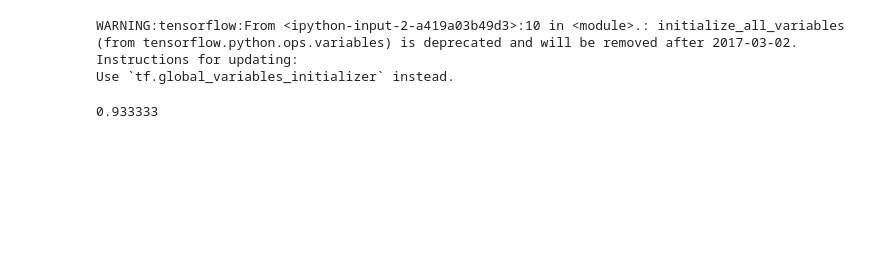
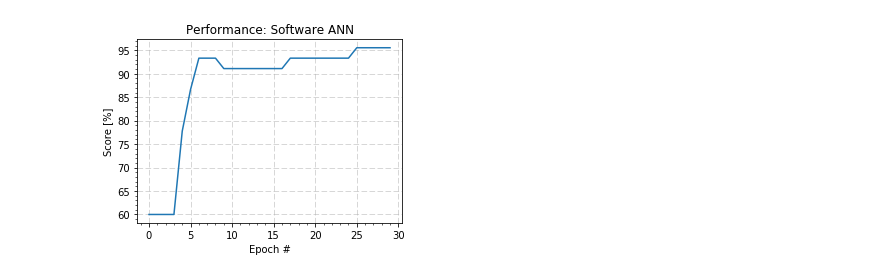
Before and after one commit to cbennett/Iris-Mem, a Jupyter notebook: Iris_1LayerClassification.ipynb, the cells around one changed output. Saved outputs shown, nothing was run; the diff lists cells and outputs as text; code cells hidden in the pictures; blank space fills up the shorter version.

```diff
--- a/Iris_1LayerClassification.ipynb
+++ b/Iris_1LayerClassification.ipynb
@@ -16,14 +19,16 @@ b = tf.Variable(tf.zeros([3]))
 y = tf.nn.softmax(tf.matmul(x, W) + b)
 y_ = tf.placeholder(tf.float32, [None, 3])
 cross_entropy = tf.reduce_mean(-tf.reduce_sum(y_ * tf.log(y), reduction_indices=[1]))
-train_step = tf.train.GradientDescentOptimizer(0.5).minimize(cross_entropy)
+train_step = tf.train.GradientDescentOptimizer(0.05).minimize(cross_entropy)
 sess = tf.InteractiveSession()
-tf.initialize_all_variables().run()
+tf.global_variables_initializer().run()
 
 
 X_train, X_test, y_train, y_test = train_test_split(iris.data, iris.target, test_size=0.3, random_state=0)
-nbepochs = 2
+nbepochs = 30
 steps = len(X_train[:,1])
+teststeps = len(X_test[:,1])
+results = np.zeros(nbepochs)
 for k in range(int(nbepochs)):
     for it in range(steps):
         yit = np.zeros([3])
@@ -33,24 +38,38 @@ for k in range(int(nbepochs)):
         xit = X_train[it-1,:]
         xit_rs = np.reshape(xit,(1,4))
         sess.run(train_step, feed_dict={x:xit_rs, y_:yit_rs})
+
+    #Evaluate Model
+    xte_rs = np.reshape(X_test,(len(X_test[:,1]),4))
+    yte_new = np.zeros([len(y_test[:]),3])
+    for it in range(len(X_test[:,1])):
+        yit = np.zeros([3])
+        ind = y_test[it-1]
+        yit[ind] =1
+        yte_new[it-1,:] += yit
+
+
+    yte_rs = np.reshape(yte_new,(len(y_test[:]),3))
+    correct_prediction = tf.equal(tf.argmax(y,1), tf.argmax(y_,1))
+    accuracy = tf.reduce_mean(tf.cast(correct_prediction, tf.float32))
+    val = sess.run(accuracy, feed_dict={x: xte_rs, y_: yte_rs})
+    results[k] = val*100
-# %% [output]
-WARNING:tensorflow:From <ipython-input-2-a419a03b49d3>:10 in <module>.: initialize_all_variables (from tensorflow.python.ops.variables) is deprecated and will be removed after 2017-03-02.
-Instructions for updating:
-Use `tf.global_variables_initializer` instead.
-# %%
-#Evaluate Model
-xte_rs = np.reshape(X_test,(len(X_test[:,1]),4))
-yte_new = np.zeros([len(y_test[:]),3])
-for it in range(len(X_test[:,1])):
-    yit = np.zeros([3])
-    ind = y_test[it-1]
-    yit[ind] =1
-    yte_new[it-1,:] += yit
-
-
-yte_rs = np.reshape(yte_new,(len(y_test[:]),3))
-correct_prediction = tf.equal(tf.argmax(y,1), tf.argmax(y_,1))
-accuracy = tf.reduce_mean(tf.cast(correct_prediction, tf.float32))
-print(sess.run(accuracy, feed_dict={x: xte_rs, y_: yte_rs}))
-# %% [output]
-0.933333
+# %%
+fig0, ax0 = plt.subplots(num="results", figsize=(4.5, 3.5))
+fig, ax = fig0, ax0  # Copy-pasting is easier if one always use "ax." to call the methods ;).
+
+ax.plot(range(len(results)), results)  # Actually "range(len(results))" is useless
+
+# Cosmeticks
+ax.set_title("Performance: Software ANN")
+ax.set_xlabel("Epoch #")
+ax.set_ylabel("Score [%]")
+#ax.set_ylim(0, 1)
+ax.minorticks_on()
+ax.grid(ls='dashed', lw=0.5)
+fig.tight_layout()
+
+#plt.savefig('performance-offchip.png',format = 'png',dpi = 300)
+plt.show()
+# %% [output]
+[figure, added]
```
Also changed, not shown: parts of 1 cell of this notebook, 1 other file.
